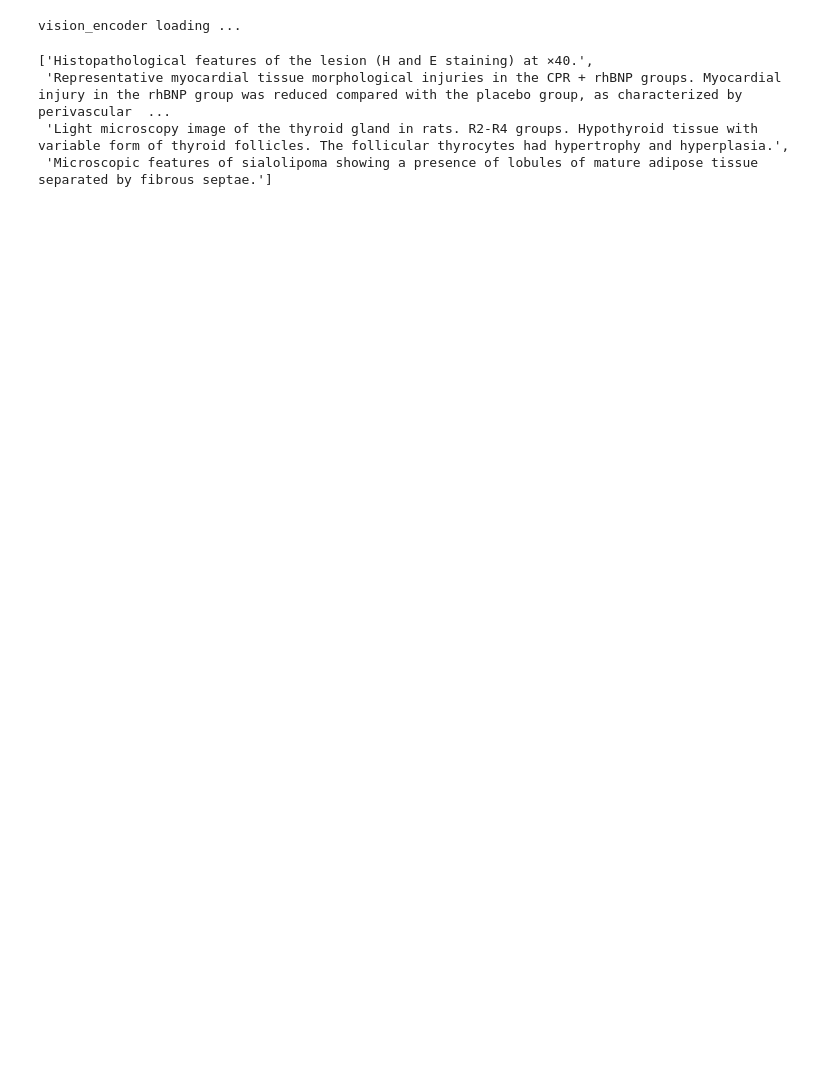
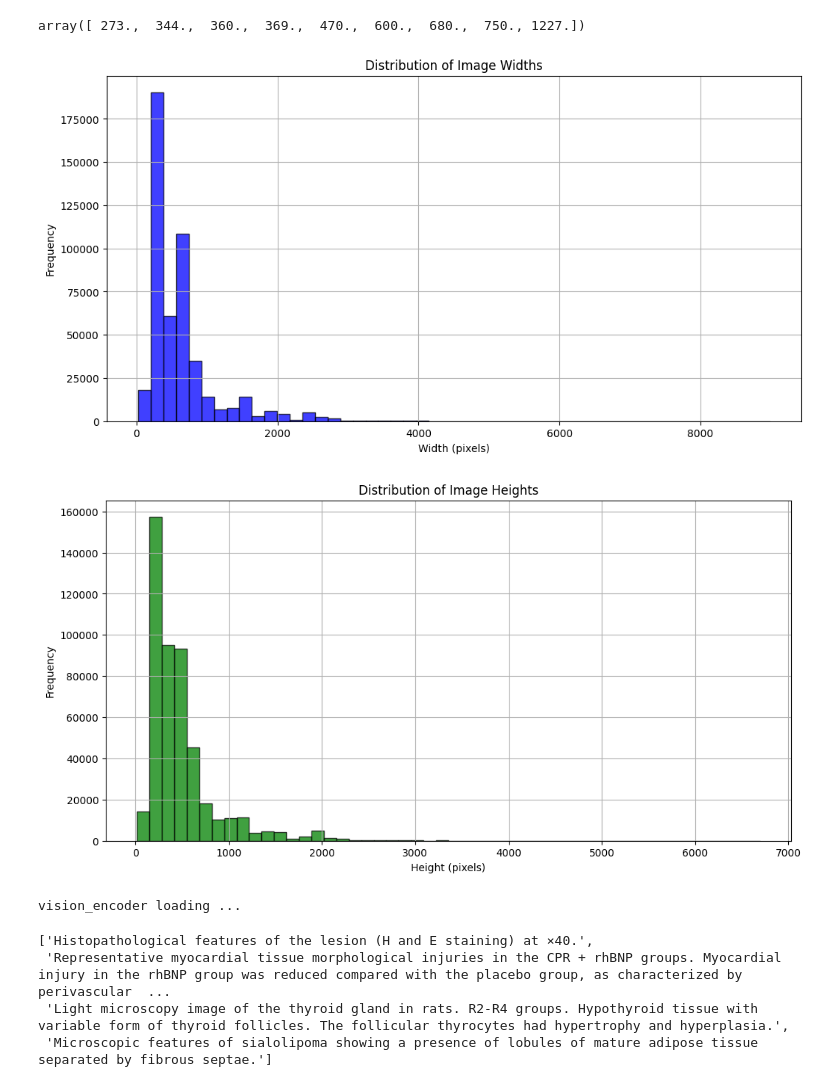
Before and after one commit to KaiHe-CatOwner/PathLLM, a Jupyter notebook: test.ipynb, the cells around one changed output. Cells and saved outputs as stored; diff of their text form; code cells hidden in the pictures; blank space fills up the shorter version.

```diff
--- a/test.ipynb
+++ b/test.ipynb
@@ -38,6 +38,49 @@ for dataset_name in dataset_name_list:
 # %%
 dataset = concatenate_datasets(dataset)
 train_dataset = dataset
+# %%
+from tqdm import tqdm
+
+widths = []
+heights = []
+
+# 遍历数据集并检查每个样本
+for idx in tqdm(range(len(dataset))):
+    example = dataset[idx]
+    img = example["image"]
+    width, height = img.size
+    widths.append(width)
+    heights.append(height)
+# %%
+import numpy as np
+percentiles = np.percentile(widths, [10, 20, 30, 40, 50, 60, 70, 80, 90])
+percentiles
+percentiles = np.percentile(widths, [10, 20, 30, 40, 50, 60, 70, 80, 90])
+percentiles
+# %% [output]
+array([ 273.,  344.,  360.,  369.,  470.,  600.,  680.,  750., 1227.])
+# %%
+# 生成宽度的直方图
+import matplotlib.pyplot as plt
+plt.figure(figsize=(12, 6))
+plt.hist(widths, bins=50, alpha=0.75, color='blue', edgecolor='black')
+plt.title('Distribution of Image Widths')
+plt.xlabel('Width (pixels)')
+plt.ylabel('Frequency')
+plt.grid(True)
+plt.show()
+
+# 生成高度的直方图
+plt.figure(figsize=(12, 6))
+plt.hist(heights, bins=50, alpha=0.75, color='green', edgecolor='black')
+plt.title('Distribution of Image Heights')
+plt.xlabel('Height (pixels)')
+plt.ylabel('Frequency')
+plt.grid(True)
+plt.show()
+# %% [output]
+[figure, added]
+[figure, added]
 # %%
 model = Blip2QformerPatch(clip_name = clip_name,
                             num_query_token=16,
```
Also changed, not shown: 8 other files.
